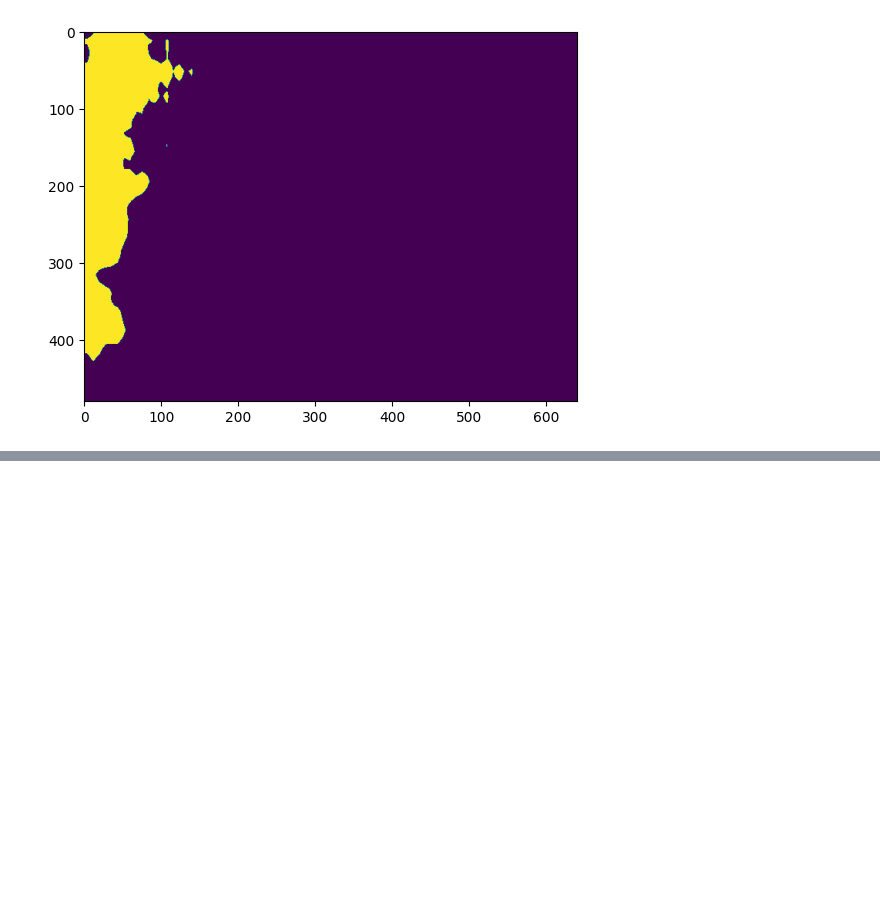
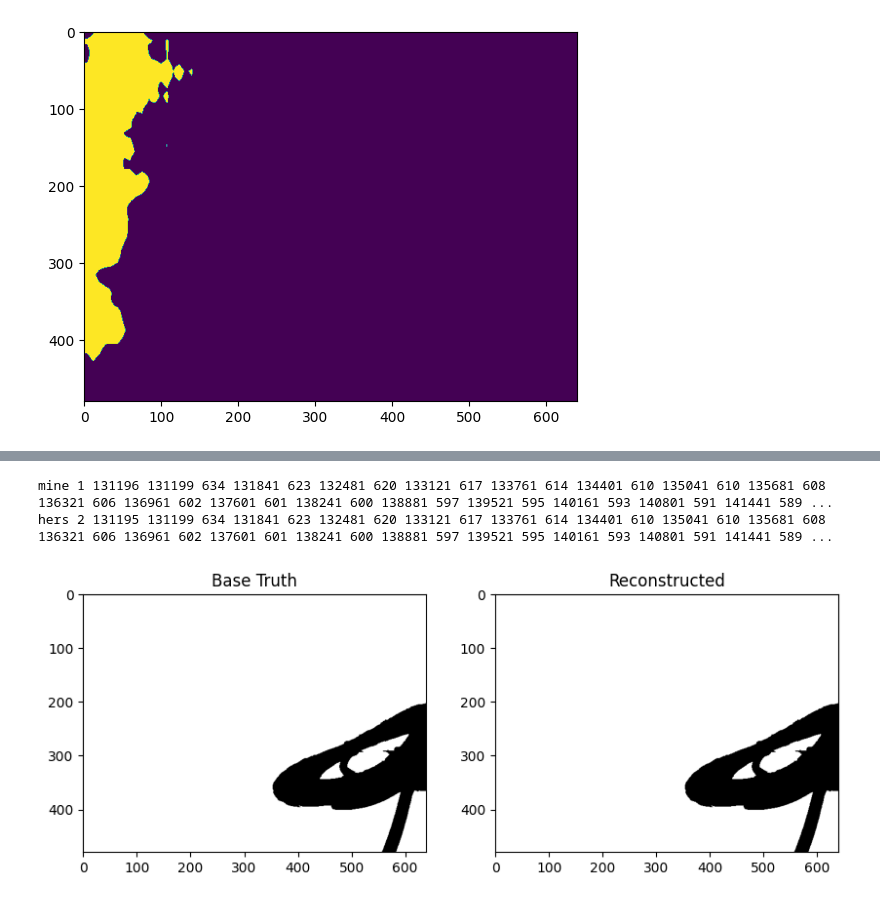
Before and after one commit to LilianFontalvo/HackathonSSD2024, a Jupyter notebook: test1.ipynb, the cells around one changed output, grey strips where cells are left out. Cells and saved outputs as stored; diff of their text form; code cells hidden in the pictures; blank space fills up the shorter version.

```diff
--- a/test1.ipynb
+++ b/test1.ipynb
@@ -100,0 +163,65 @@ plt.imshow(predicted_mask)
+# %%
+def boolean_array_to_rle(boolean_array):
+    boolean_vector = boolean_array.copy().reshape(1,-1)[0]
+    rle = []
+    current_idx = 0
+    current_value = -1
+    for i in range(len(boolean_vector)):
+        if boolean_vector[i] >= 1:
+            if current_value != 1:
+                current_value = 1
+                current_idx = i + 1
+        elif current_value >= 1:
+            current_value = 0
+            rle.append((current_idx, i - current_idx + 1))
+            current_idx = i + 1
+    if current_value >= 1:
+        rle.append((current_idx, i - current_idx + 1))
+    return rle
+
+
+def rle_encode(img):
+    """Run length encoding
+    img: numpy array, 1 - mask, 0 - background
+    Returns run length as string formated
+    """
+    pixels = img.flatten()
+    pixels[0] = 0
+    pixels[-1] = 0
+    runs = np.where(pixels[1:] != pixels[:-1])[0] + 2
+    runs[1::2] -= runs[:-1:2]
+
+    return " ".join(str(x) for x in runs)
+
+
+def rle_to_str(rle):
+    return " ".join([f"{e[0]} {e[1]}" for e in rle])
+
+rle = rle_to_str(boolean_array_to_rle(random_array))
+print("mine", rle)
+print("hers", rle_encode(random_array))
+rle = rle.split(" ")
+h, w = random_array.shape
+mask = np.zeros((h*w), dtype=np.uint8)
+indexes = rle[::2]
+# print(indexes)
+lengths = rle[1::2]
+# print(lengths)
+for index, length in zip(indexes, lengths):
+    index = int(index) - 1
+    length = int(length)
+    mask[index:index+length] = 1
+# print(mask)
+mask = mask.reshape((h, w))
+plt.figure(figsize=(10, 5))
+plt.subplot(1, 2, 1)
+plt.imshow(random_array, cmap="gray", vmin=0, vmax=1)
+plt.title("Base Truth")
+plt.subplot(1, 2, 2)
+plt.imshow(mask, cmap="gray", vmin=0, vmax=1)
+plt.title("Reconstructed")
+plt.show()
+# %% [output]
+mine 1 131196 131199 634 131841 623 132481 620 133121 617 133761 614 134401 610 135041 610 135681 608 136321 606 136961 602 137601 601 138241 600 138881 597 139521 595 140161 593 140801 591 141441 589 ...
+hers 2 131195 131199 634 131841 623 132481 620 133121 617 133761 614 134401 610 135041 610 135681 608 136321 606 136961 602 137601 601 138241 600 138881 597 139521 595 140161 593 140801 591 141441 589 ...
+[figure, added]
```
Also changed, not shown: parts of 5 cells of this notebook, 10 other files.
